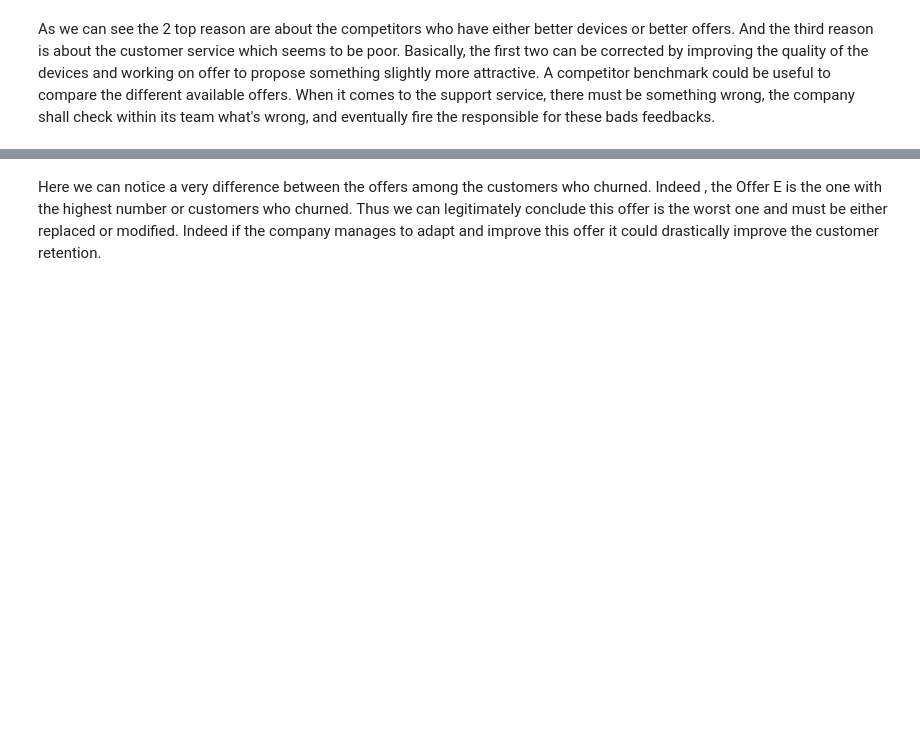
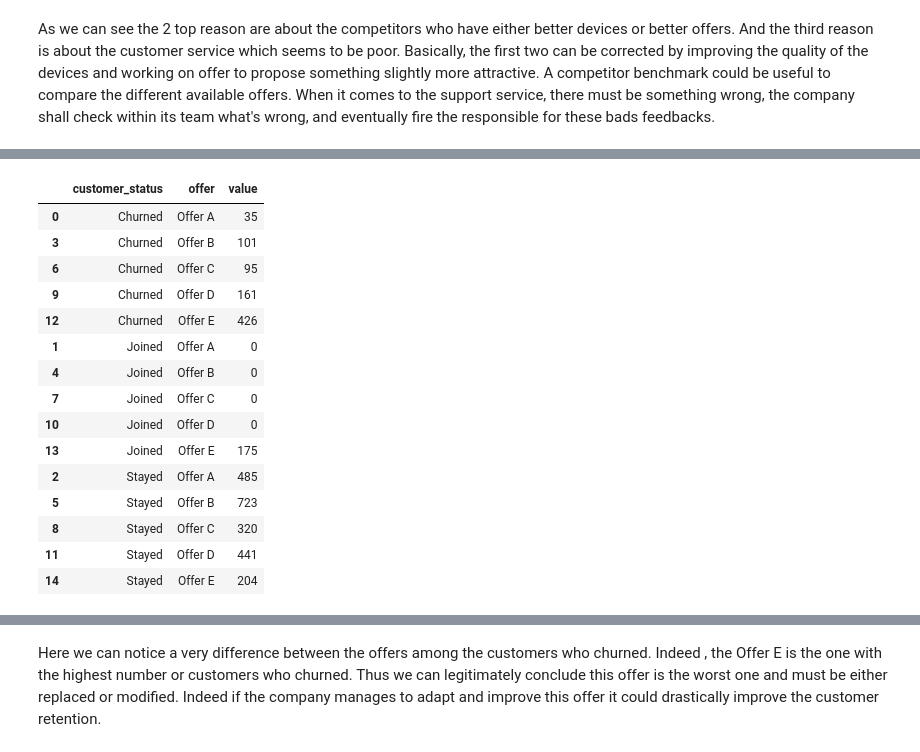
Before and after one commit to Yurhigz/Telecom_Churn, a Jupyter notebook: Script_Python.ipynb, the cells around one changed output, grey strips where cells are left out. Drawn from its saved outputs; the diff is of its cells as text; code cells hidden in the pictures; blank space fills up the shorter version.

```diff
--- a/Script_Python.ipynb
+++ b/Script_Python.ipynb
@@ -437,0 +440,19 @@ df.groupby(['customer_status','offer']).size().unstack()
+# %%
+df_offer_value.sort_values('customer_status')
+# %% [output]
+|  | customer_status | offer | value |
+| 0 | Churned | Offer A | 35 |
+| 3 | Churned | Offer B | 101 |
+| 6 | Churned | Offer C | 95 |
+| 9 | Churned | Offer D | 161 |
+| 12 | Churned | Offer E | 426 |
+| 1 | Joined | Offer A | 0 |
+| 4 | Joined | Offer B | 0 |
+| 7 | Joined | Offer C | 0 |
+| 10 | Joined | Offer D | 0 |
+| 13 | Joined | Offer E | 175 |
+| 2 | Stayed | Offer A | 485 |
+| 5 | Stayed | Offer B | 723 |
+| 8 | Stayed | Offer C | 320 |
+| 11 | Stayed | Offer D | 441 |
+| 14 | Stayed | Offer E | 204 |
```
Also changed, not shown: parts of 20 cells of this notebook.
